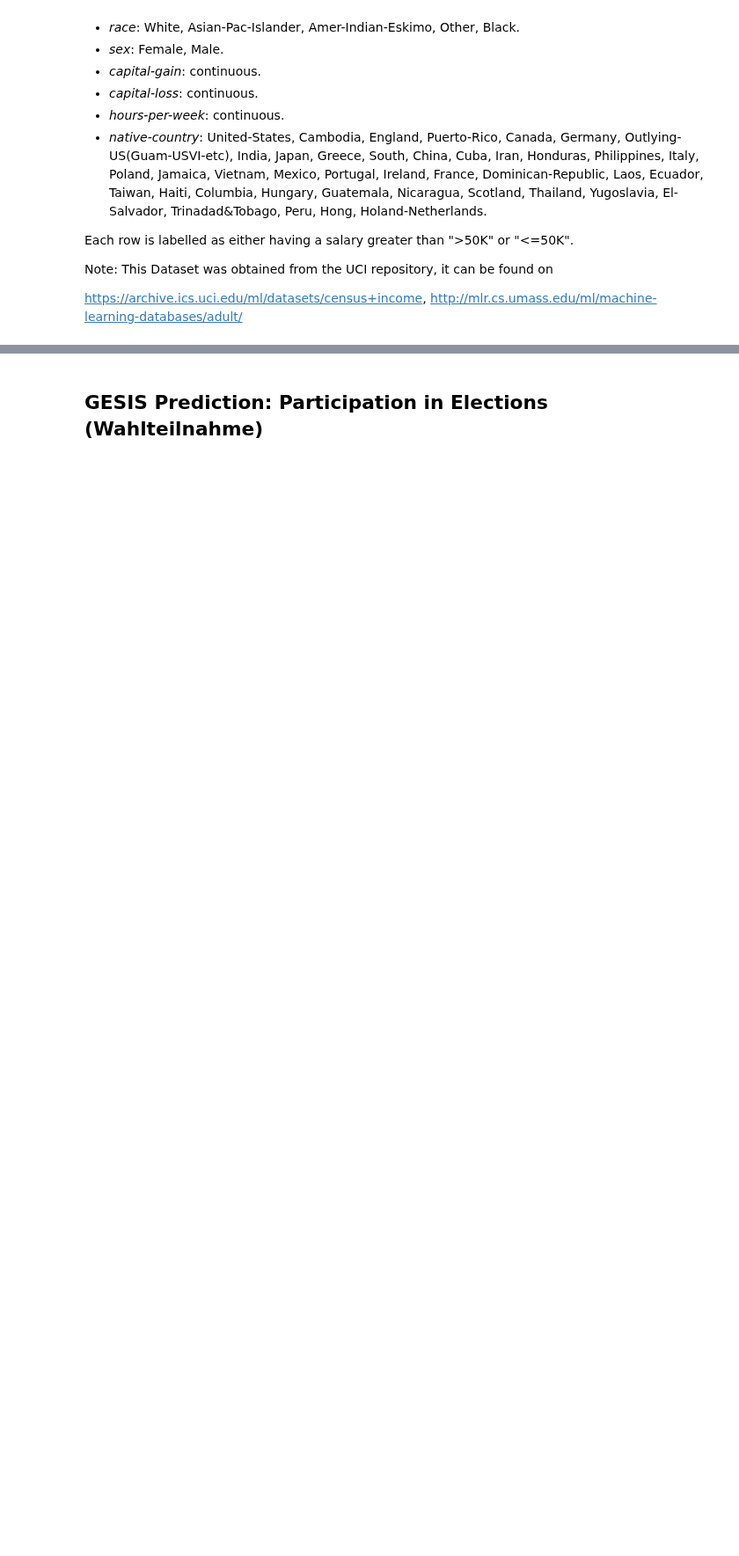
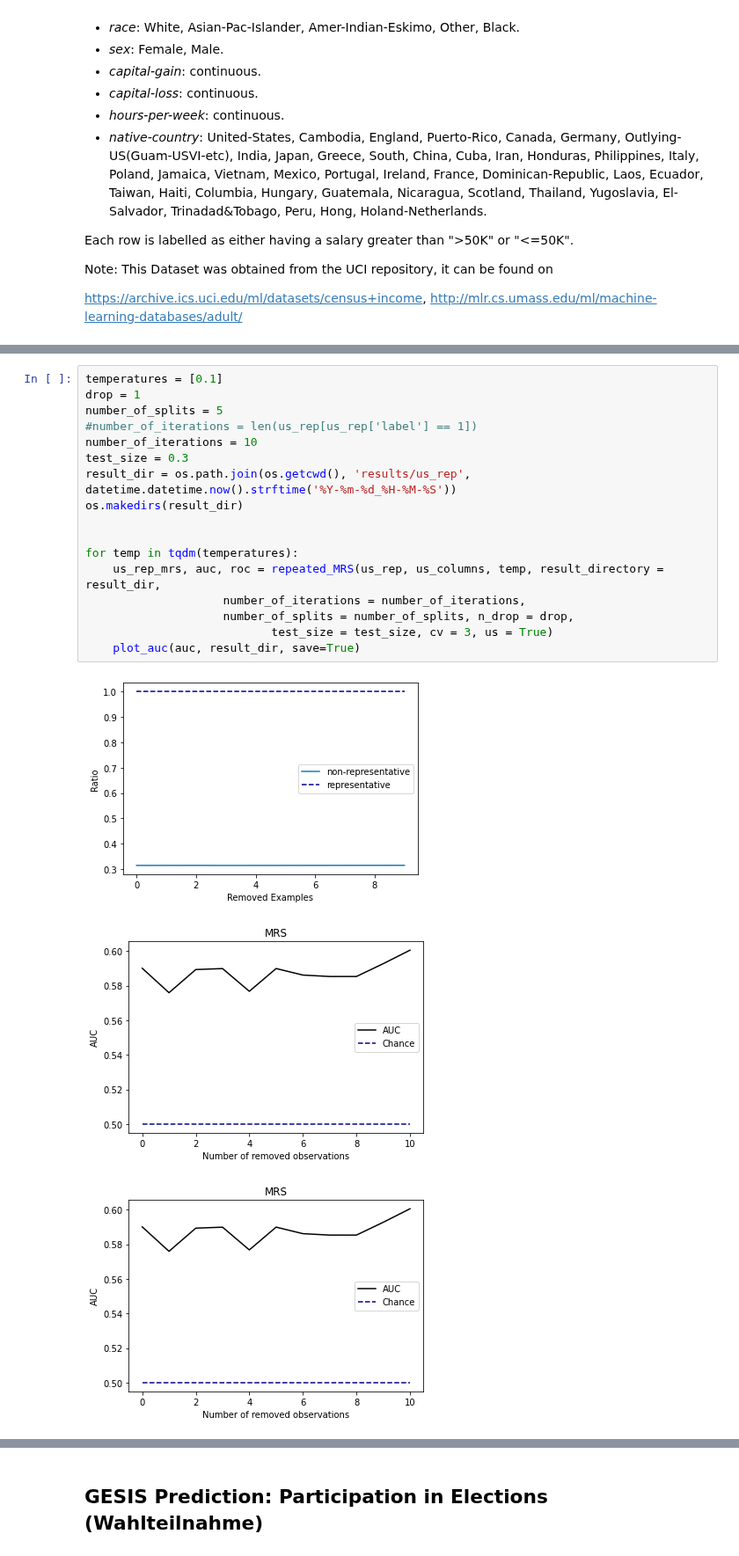
Before and after one commit to laksannathan/maximal-representative-sampling, a Jupyter notebook: src/Maximal Representative Sampling.ipynb, the cells around one changed output, grey strips where cells are left out. Shown at 88% size. Saved outputs shown, nothing was run; the diff lists cells and outputs as text; blank space fills up the shorter version.

```diff
--- a/src/Maximal Representative Sampling.ipynb
+++ b/src/Maximal Representative Sampling.ipynb
@@ -575,3 +481,24 @@ Name: Above/Below 50K, dtype: int64
+# %%
+temperatures = [0.1]
+drop = 1
+number_of_splits = 5
+#number_of_iterations = len(us_rep[us_rep['label'] == 1])
+number_of_iterations = 10
+test_size = 0.3
+result_dir = os.path.join(os.getcwd(), 'results/us_rep',  datetime.datetime.now().strftime('%Y-%m-%d_%H-%M-%S'))
+os.makedirs(result_dir)
+
+
+for temp in tqdm(temperatures):
+    us_rep_mrs, auc, roc = repeated_MRS(us_rep, us_columns, temp, result_directory = result_dir,
+                    number_of_iterations = number_of_iterations,
+                    number_of_splits = number_of_splits, n_drop = drop,
+                           test_size = test_size, cv = 3, us = True)
+    plot_auc(auc, result_dir, save=True)
+# %% [output]
+[figure, added]
+[figure, added]
+[figure, added]
 # %% [markdown]
 ## Experiment 2
 ### <font color='darkgreen'>Allensbach</font>   <---MRS---> <font color='darkred'>GBS</font> <---MRS---> <font color='darkgreen'>GESIS</font>
```
Also changed, not shown: parts of 75 cells of this notebook, 2 other files.
